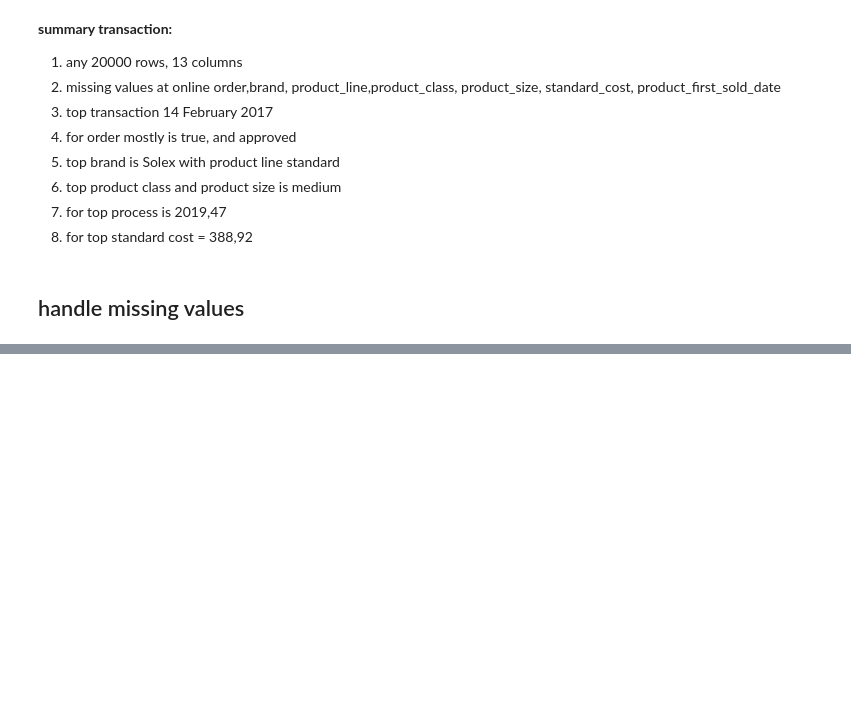
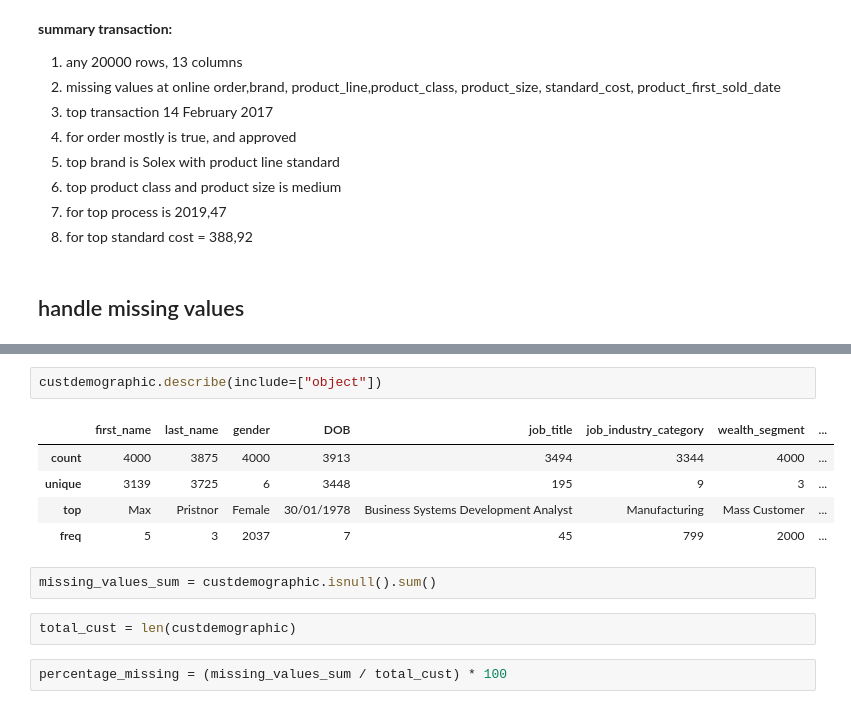
Before and after one commit to kintan-pitaloka/KPMG-VIX, a Jupyter notebook: KPMGAU-TASK2.ipynb, the cells around one changed output, grey strips where cells are left out. Saved outputs shown, nothing was run; the diff lists cells and outputs as text; blank space fills up the shorter version.

```diff
--- a/KPMGAU-TASK2.ipynb
+++ b/KPMGAU-TASK2.ipynb
@@ -453,0 +585,14 @@ sns.distplot(transactions['product_first_sold_date'])
+# %%
+custdemographic.describe(include=["object"])
+# %% [output]
+|  | first_name | last_name | gender | DOB | job_title | job_industry_category | wealth_segment | ... |
+| count | 4000 | 3875 | 4000 | 3913 | 3494 | 3344 | 4000 | ... |
+| unique | 3139 | 3725 | 6 | 3448 | 195 | 9 | 3 | ... |
+| top | Max | Pristnor | Female | 30/01/1978 | Business Systems Development Analyst | Manufacturing | Mass Customer | ... |
+| freq | 5 | 3 | 2037 | 7 | 45 | 799 | 2000 | ... |
+# %%
+missing_values_sum = custdemographic.isnull().sum()
+# %%
+total_cust = len(custdemographic)
+# %%
+percentage_missing = (missing_values_sum / total_cust) * 100
```
Also changed, not shown: parts of 53 cells of this notebook.
